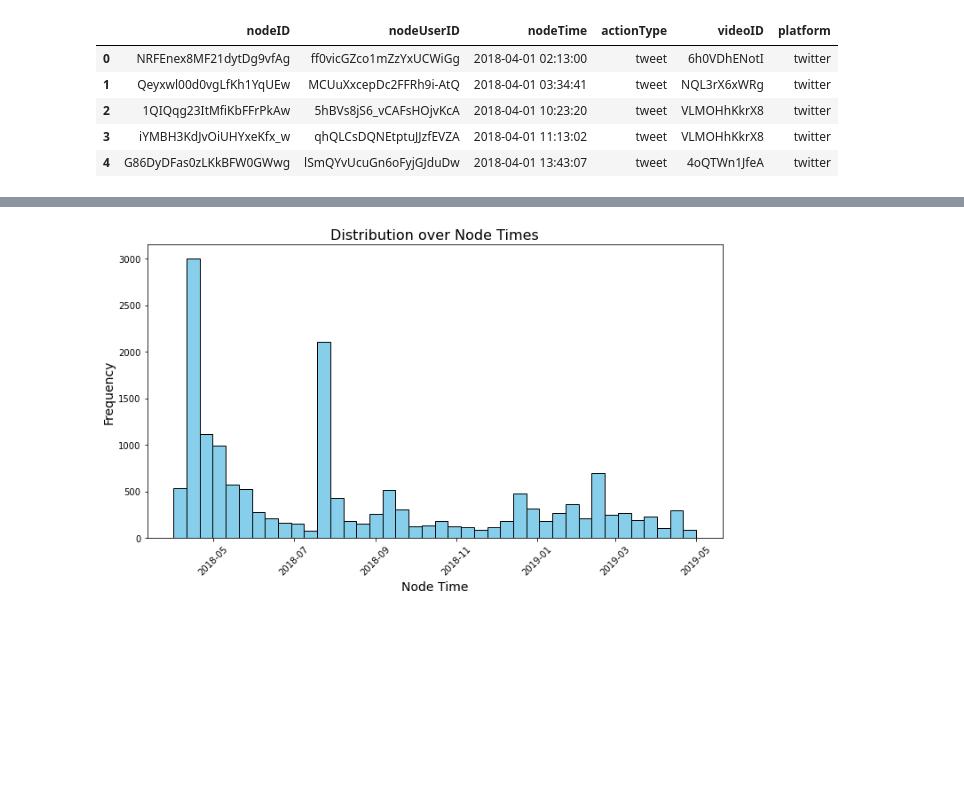
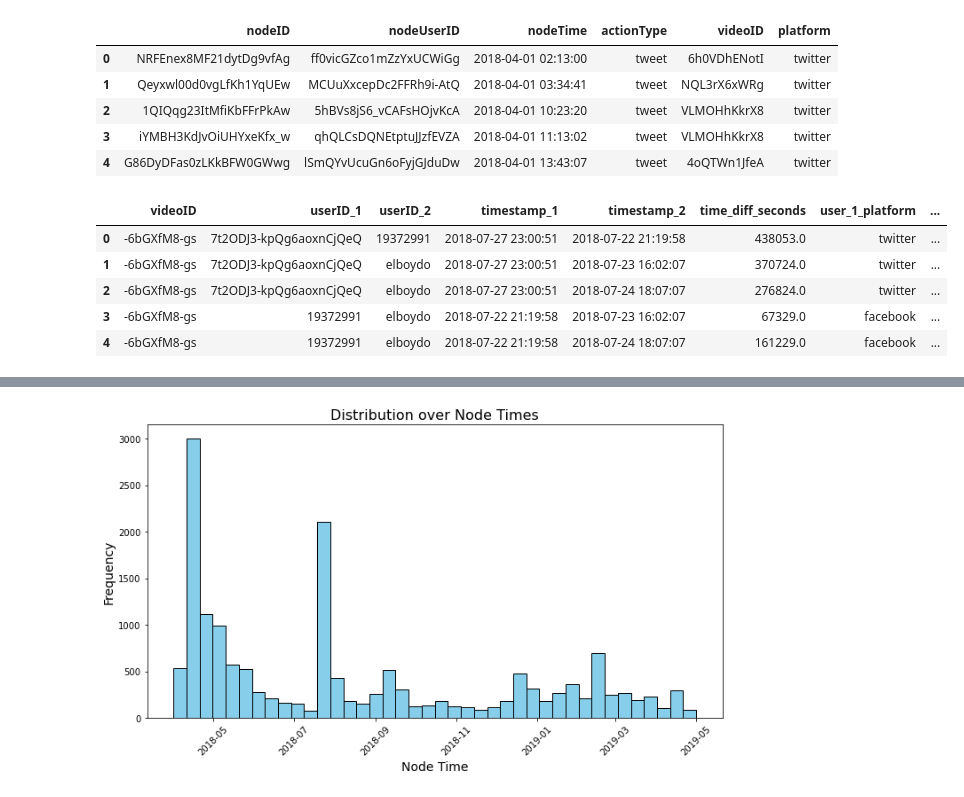
Before and after one commit to Garfatlx/NetworkScience-Assignment-2, a Jupyter notebook: Assignment2.ipynb, the cells around one changed output, grey strips where cells are left out. Drawn from its saved outputs; the diff is of its cells as text; code cells hidden in the pictures; blank space fills up the shorter version.

```diff
--- a/Assignment2.ipynb
+++ b/Assignment2.ipynb
@@ -41,0 +63,9 @@ data.head()
+# %%
+result_df.head()
+# %% [output]
+|  | videoID | userID_1 | userID_2 | timestamp_1 | timestamp_2 | time_diff_seconds | user_1_platform | ... |
+| 0 | -6bGXfM8-gs | 7t2ODJ3-kpQg6aoxnCjQeQ | 19372991 | 2018-07-27 23:00:51 | 2018-07-22 21:19:58 | 438053.0 | twitter | ... |
+| 1 | -6bGXfM8-gs | 7t2ODJ3-kpQg6aoxnCjQeQ | elboydo | 2018-07-27 23:00:51 | 2018-07-23 16:02:07 | 370724.0 | twitter | ... |
+| 2 | -6bGXfM8-gs | 7t2ODJ3-kpQg6aoxnCjQeQ | elboydo | 2018-07-27 23:00:51 | 2018-07-24 18:07:07 | 276824.0 | twitter | ... |
+| 3 | -6bGXfM8-gs | 19372991 | elboydo | 2018-07-22 21:19:58 | 2018-07-23 16:02:07 | 67329.0 | facebook | ... |
+| 4 | -6bGXfM8-gs | 19372991 | elboydo | 2018-07-22 21:19:58 | 2018-07-24 18:07:07 | 161229.0 | facebook | ... |
```
Also changed, not shown: parts of 3 cells of this notebook.
